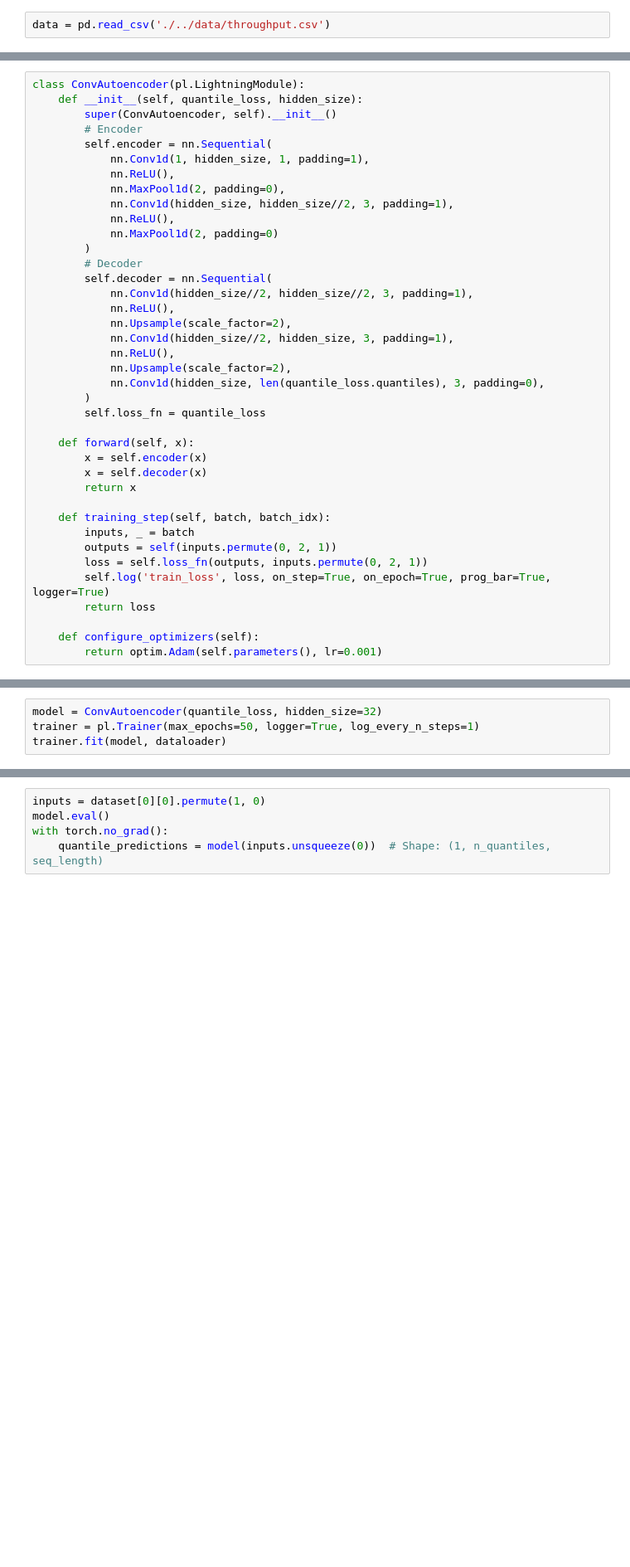
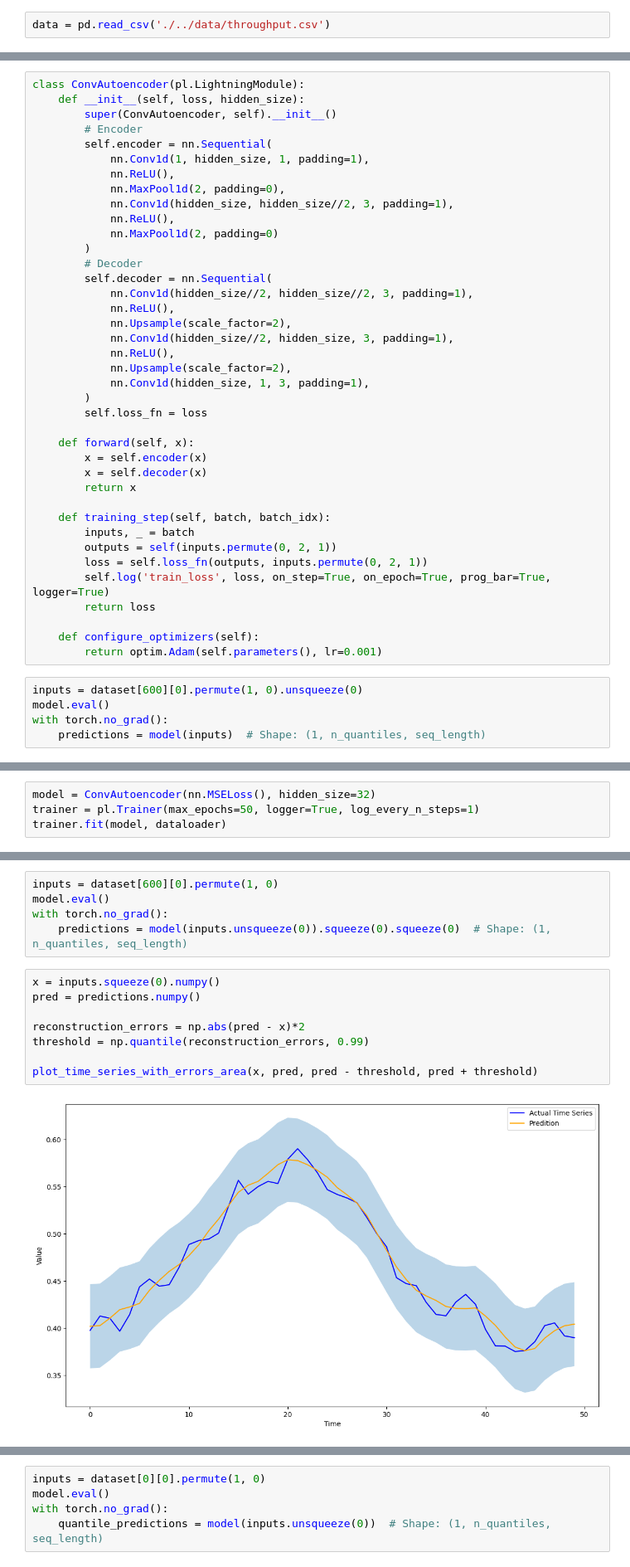
Before and after one commit to germanKoch/red-hack-time-series-analyzer, a Jupyter notebook: notebooks/convolutional_nn_quatile.ipynb, the cells around one changed output, grey strips where cells are left out. Shown: that part at 83% size. Drawn from its saved outputs; the diff is of its cells as text; blank space fills up the shorter version.

```diff
--- a/notebooks/convolutional_nn_quatile.ipynb
+++ b/notebooks/convolutional_nn_quatile.ipynb
@@ -49,7 +123,7 @@ quantiles = [0.1, 0.5, 0.9]
 quantile_loss = QuantileLoss(quantiles)
 # %%
 class ConvAutoencoder(pl.LightningModule):
-    def __init__(self, quantile_loss, hidden_size):
+    def __init__(self, loss, hidden_size):
         super(ConvAutoencoder, self).__init__()
         # Encoder
         self.encoder = nn.Sequential(
@@ -68,9 +142,9 @@ class ConvAutoencoder(pl.LightningModule):
             nn.Conv1d(hidden_size//2, hidden_size, 3, padding=1),
             nn.ReLU(),
             nn.Upsample(scale_factor=2),
-            nn.Conv1d(hidden_size, len(quantile_loss.quantiles), 3, padding=0),
+            nn.Conv1d(hidden_size, 1, 3, padding=1),
         )
-        self.loss_fn = quantile_loss
+        self.loss_fn = loss
 
     def forward(self, x):
         x = self.encoder(x)
@@ -86,3 +160,8 @@ class ConvAutoencoder(pl.LightningModule):
 
     def configure_optimizers(self):
         return optim.Adam(self.parameters(), lr=0.001)
+# %%
+inputs = dataset[600][0].permute(1, 0).unsqueeze(0)
+model.eval()
+with torch.no_grad():
+    predictions = model(inputs)  # Shape: (1, n_quantiles, seq_length)
@@ -89,5 +172,5 @@ class ConvAutoencoder(pl.LightningModule):
 # %%
-model = ConvAutoencoder(quantile_loss, hidden_size=32)
+model = ConvAutoencoder(nn.MSELoss(), hidden_size=32)
 trainer = pl.Trainer(max_epochs=50, logger=True, log_every_n_steps=1)
 trainer.fit(model, dataloader)
 # %% [output]
@@ -148,0 +194,15 @@ def plot_time_series_with_quantiles(time_series, quantiles, seq_length, title='T
+# %%
+inputs = dataset[600][0].permute(1, 0)
+model.eval()
+with torch.no_grad():
+    predictions = model(inputs.unsqueeze(0)).squeeze(0).squeeze(0)  # Shape: (1, n_quantiles, seq_length)
+# %%
+x = inputs.squeeze(0).numpy()
+pred = predictions.numpy()
+
+reconstruction_errors = np.abs(pred - x)*2
+threshold = np.quantile(reconstruction_errors, 0.99)
+
+plot_time_series_with_errors_area(x, pred, pred - threshold, pred + threshold)
+# %% [output]
+[figure, added]
```
Also changed, not shown: parts of 13 cells of this notebook, 1 other file.
